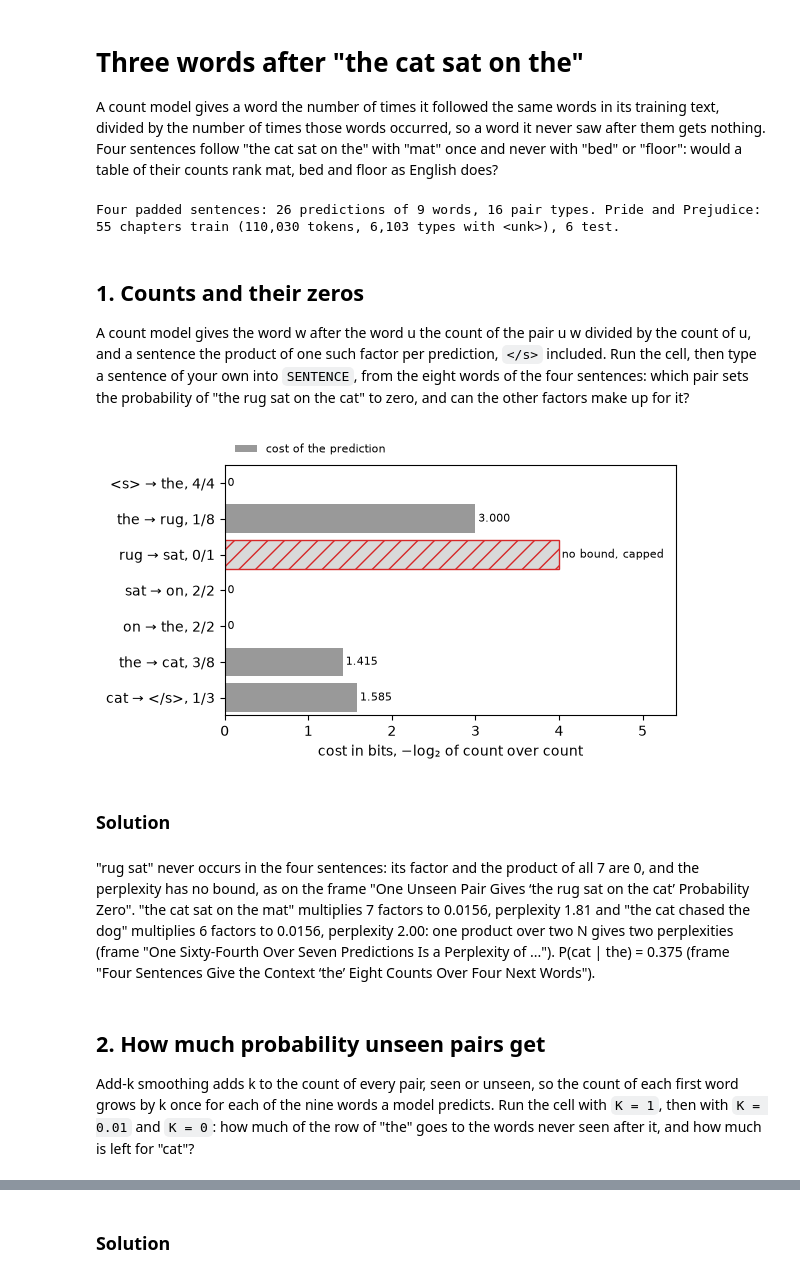
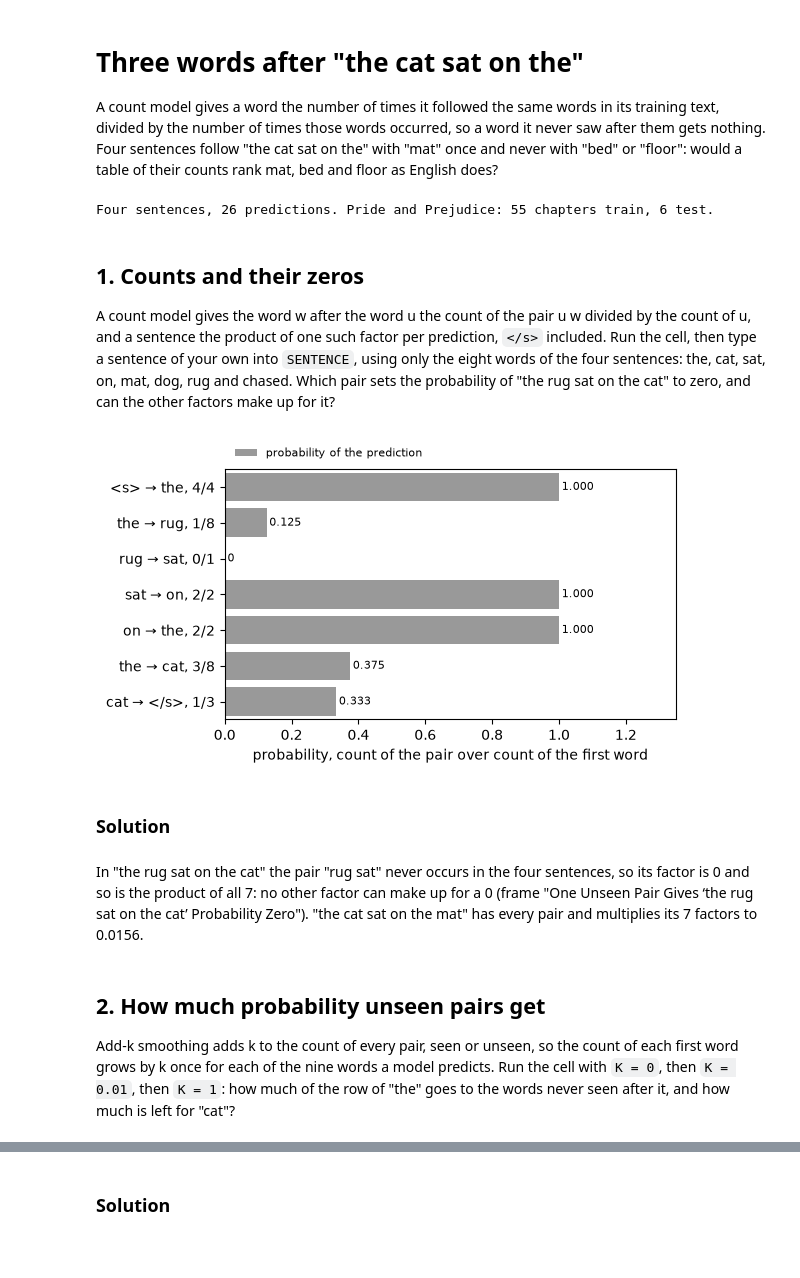
Before and after one commit to josterri/predicting-the-next-words-notebooks, a Jupyter notebook: ch03_workbook.ipynb, the cells around one changed output, grey strips where cells are left out. Drawn from its saved outputs; the diff is of its cells as text; code cells hidden in the pictures; blank space fills up the shorter version.

```diff
--- a/ch03_workbook.ipynb
+++ b/ch03_workbook.ipynb
@@ -41,6 +41,7 @@ def load_novel():
 plt.rcParams.update({"figure.figsize": (6, 3.5), "figure.autolayout": True})
 # The lecture's running example: decks/ch03/question.tex, from decks/ch03/deck.tex, lines 386-389.
 SENTENCES = ("the cat sat on the mat", "the dog sat on the rug", "the cat chased the dog", "the dog chased the cat")
+REF = "the rug sat on the cat"  # the frames' sentence with one unseen pair; steps 1 and 3 answer it first
 D = 0.75  # the four sentences' discount, on the frame "Kneser-Ney Takes ... From Every Seen Count and Shares It ..."
 ORDERS = range(1, 5 + 1)  # the novel's models, order 1 to order 5
 # GPT-2's next-word probabilities after "The cat sat on the", as the frame "Three Words After 'the cat
@@ -152,48 +153,44 @@ def p_novel(h, w, m):
 AT = range(ORDERS[-1] - 1, len(test))  # every order predicts the same test positions
 pp = [2 ** (-sum(math.log2(p_novel(tuple(test[i - ORDERS[-1] + 1:i]), test[i], m)) for i in AT) / len(AT)) for m in ORDERS]
 unseen = [100 * sum(seen[m][0][tuple(test[i - m + 1:i + 1])] == 0 for i in AT) / len(AT) for m in ORDERS]
-print(f"Four padded sentences: {sum(pairs.values())} predictions of {V} words, {len(pairs)} pair types. Pride and Prejudice: "
-      f"{n_train} chapters train ({len(train):,} tokens, {len(grams[1]) + 1:,} types with <unk>), {len(chapters) - n_train} test.")
+print(f"Four sentences, {sum(pairs.values())} predictions. Pride and Prejudice: {n_train} chapters train, {len(chapters) - n_train} test.")
 # %% [output]
-Four padded sentences: 26 predictions of 9 words, 16 pair types. Pride and Prejudice: 55 chapters train (110,030 tokens, 6,103 types with <unk>), 6 test.
+Four sentences, 26 predictions. Pride and Prejudice: 55 chapters train, 6 test.
 # %% [markdown]
 ## 1. Counts and their zeros
 
 A count model gives the word w after the word u the count of the pair u w
 divided by the count of u, and a sentence the product of one such factor per
 prediction, `</s>` included. Run the cell, then type a sentence of your own
-into `SENTENCE`, from the eight words of the four sentences: which pair sets
-the probability of "the rug sat on the cat" to zero, and can the other factors
-make up for it?
+into `SENTENCE`, using only the eight words of the four sentences: the, cat,
+sat, on, mat, dog, rug and chased. Which pair sets the probability of "the rug
+sat on the cat" to zero, and can the other factors make up for it?
 # %%
 SENTENCE = "the rug sat on the cat"
 rows = sentence(SENTENCE, "SENTENCE")
-cost = [math.log2(C[u] / pairs[u, w]) if pairs[u, w] else None for u, w in rows]
+probs = [pairs[u, w] / C[u] for u, w in rows]
 show_bars([f"{u} → {w}, {pairs[u, w]}/{C[u]}" for u, w in rows],
-          "cost in bits, −log₂ of count over count", {"cost of the prediction": cost})
+          "probability, count of the pair over count of the first word", {"probability of the prediction": probs})
 # %% [output]
-[figure, old version]
+[figure, new version]
 # %% [markdown]
 ### Solution
 # %%
-rows = sentence(SENTENCE, "SENTENCE")
-zero = [f"{u} {w}" for u, w in rows if not pairs[u, w]]
-refs = {s: sentence(s, "") for s in ("the cat sat on the mat", "the cat chased the dog")}
+ref, mine, full = sentence(REF, ""), sentence(SENTENCE, "SENTENCE"), sentence("the cat sat on the mat", "")
+zero, own = [f"{u} {w}" for u, w in ref if not pairs[u, w]], [f'"{u} {w}"' for u, w in mine if not pairs[u, w]]
 display(Markdown(
-    (f'"{zero[0]}" never occurs in the four sentences: its factor and the product of all {len(rows)} are 0, and the perplexity has '
-     'no bound, as on the frame "One Unseen Pair Gives ‘the rug sat on the cat’ Probability Zero". ' if zero else
-     f"Every pair occurs: perplexity {perplexity(rows, addk):.2f}. ") + " and ".join(f'"{s}" multiplies {len(x)} factors to '
-    f"{math.prod(addk(u, w) for u, w in x):.4f}, perplexity {perplexity(x, addk):.2f}" for s, x in refs.items())
-    + ': one product over two N gives two perplexities (frame "One Sixty-Fourth Over Seven Predictions Is a Perplexity of ..."). '
-    f'P(cat | the) = {addk("the", "cat"):.3f} (frame "Four Sentences Give the Context ‘the’ Eight Counts Over Four Next Words").'))
+    f'In "{REF}" the pair "{zero[0]}" never occurs in the four sentences, so its factor is 0 and so is the product of all {len(ref)}: '
+    'no other factor can make up for a 0 (frame "One Unseen Pair Gives ‘the rug sat on the cat’ Probability Zero"). "the cat sat on '
+    f'the mat" has every pair and multiplies its {len(full)} factors to {math.prod(addk(u, w) for u, w in full):.4f}.' + ("" if mine == ref
+    else f' Your sentence multiplies to {math.prod(addk(u, w) for u, w in mine):.4f}' + (f', 0 because of {" and ".join(own)}.' if own else "."))))
 # %% [output]
-"rug sat" never occurs in the four sentences: its factor and the product of all 7 are 0, and the perplexity has no bound, as on the frame "One Unseen Pair Gives ‘the rug sat on the cat’ Probability Zero". "the cat sat on the mat" multiplies 7 factors to 0.0156, perplexity 1.81 and "the cat chased the dog" multiplies 6 factors to 0.0156, perplexity 2.00: one product over two N gives two perplexities (frame "One Sixty-Fourth Over Seven Predictions Is a Perplexity of ..."). P(cat | the) = 0.375 (frame "Four Sentences Give the Context ‘the’ Eight Counts Over Four Next Words").
+In "the rug sat on the cat" the pair "rug sat" never occurs in the four sentences, so its factor is 0 and so is the product of all 7: no other factor can make up for a 0 (frame "One Unseen Pair Gives ‘the rug sat on the cat’ Probability Zero"). "the cat sat on the mat" has every pair and multiplies its 7 factors to 0.0156.
 # %% [markdown]
 ## 2. How much probability unseen pairs get
 
 Add-k smoothing adds k to the count of every pair, seen or unseen, so the
 count of each first word grows by k once for each of the nine words a model
-predicts. Run the cell with `K = 1`, then with `K = 0.01` and `K = 0`: how
-much of the row of "the" goes to the words never seen after it, and how much
-is left for "cat"?
+predicts. Run the cell with `K = 0`, then `K = 0.01`, then `K = 1`: how much
+of the row of "the" goes to the words never seen after it, and how much is
+left for "cat"?
 # %%
```
Also changed, not shown: parts of 9 cells of this notebook.
